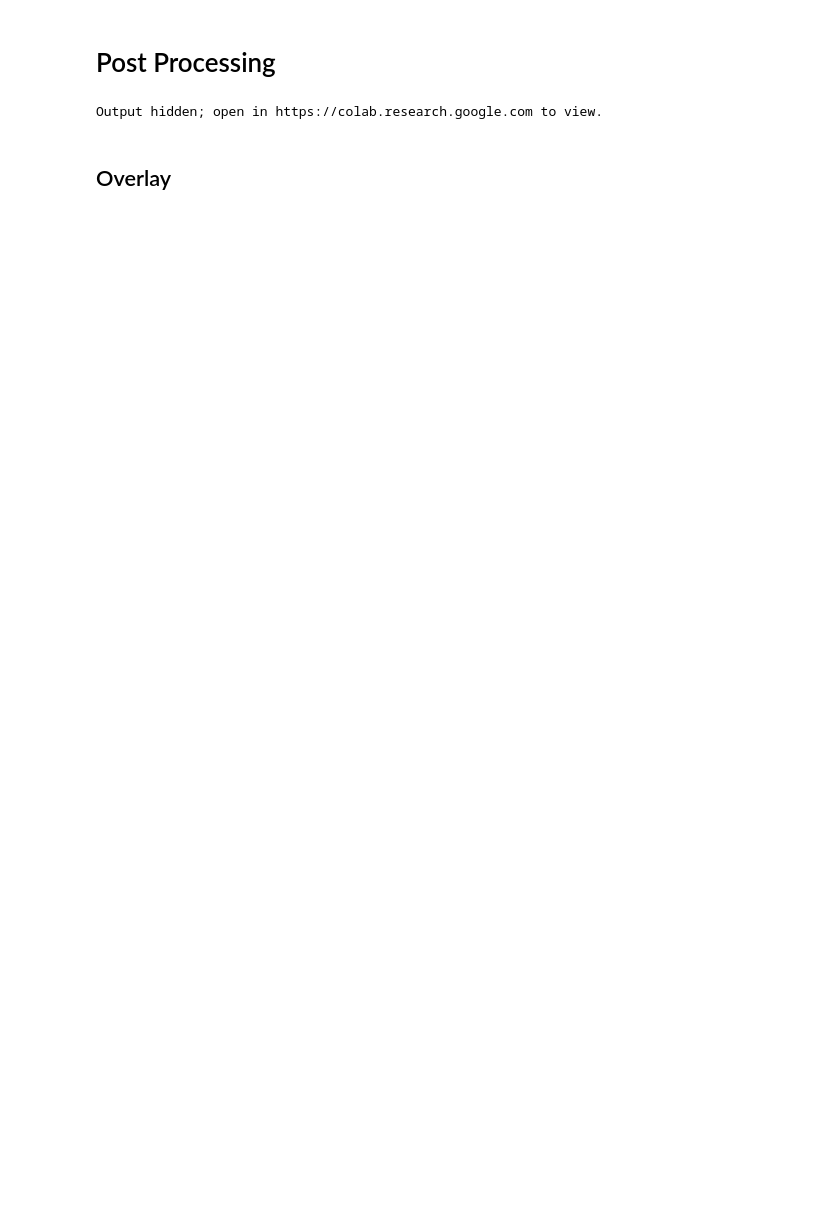
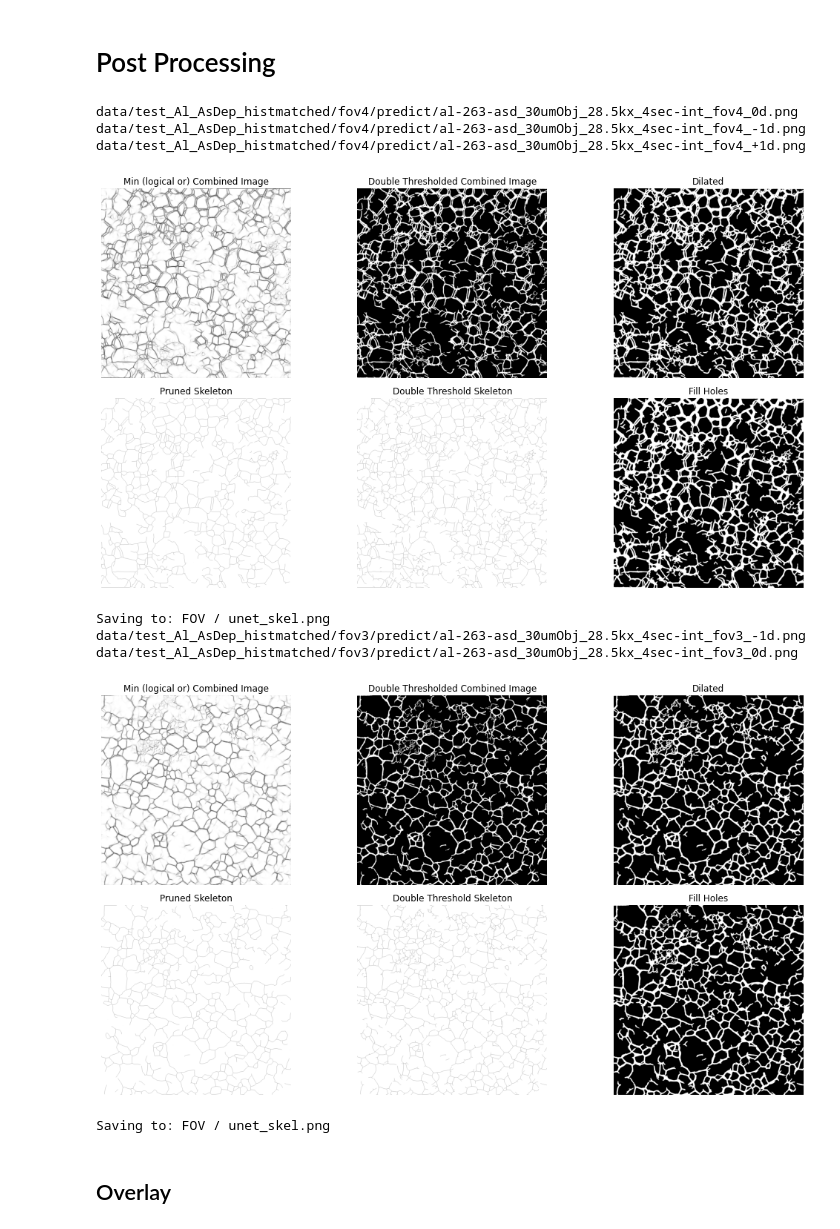
Before and after one commit to xkstein/Grain-U-Net, a Jupyter notebook: main.ipynb, the cells around one changed output. Saved outputs shown, nothing was run; the diff lists cells and outputs as text; code cells hidden in the pictures; blank space fills up the shorter version.

```diff
--- a/main.ipynb
+++ b/main.ipynb
@@ -256,18 +231,18 @@ Min: 128.54458618164062, Max: 255.0, Shape: (2048, 2048)
 # %% [markdown]
 # Post Processing
 # %%
-from pathlib import Path
+from pathlib import Path, PurePath
 from skimage import io
 from src import post_process
 import numpy as np
 import pathlib
 
-test_dir = Path('data/test_Pt_Axon_5_denoised/')
+test_dir = Path('data/test_Al_AsDep_histmatched/')
 
 process_args = {
         'compilation': 'min',
-        'liberal_thresh': 220,     ##240 200
-        'conservative_thresh': 160,
+        'liberal_thresh': 240,     ##240 200
+        'conservative_thresh': 200,
         'invert_double_thresh': True,
         'n_dilations': 2,
         'min_grain_area': 300,
@@ -290,35 +265,43 @@ for FOV in test_dir.glob('*'):
 
         if len(imgs) == 0:
             imgs = img
         else:
             imgs = np.dstack((imgs,img))
 
     data = post_process(imgs, **process_args)
 
     from matplotlib import pyplot as plt
     from src.visual_tools import *
     fig, axes = plt.subplots(2, 3, figsize=(15,8))
 
     for ax in axes.flatten():
         ax.set_axis_off()
 
     sub_plot(axes[0,0], data['compiled'], title='Min (logical or) Combined Image')
     sub_plot(axes[0,1], data['double_thresh'], title='Double Thresholded Combined Image')
     sub_plot(axes[0,2], data['dilated'], title='Dilated')
     sub_plot(axes[1,2], data['closed'], title='Fill Holes')
 
     sub_plot(axes[1,1], 255*(1-data['skeleton']), title='Double Threshold Skeleton')
     sub_plot(axes[1,0], 255*(1-data['pruned_skeleton']), title='Pruned Skeleton')
 
     fig.tight_layout()
     plt.show()
     plt.close()
 
 
-    io.imsave(FOV / 'unet_skel.png', 255 * data['pruned_skeleton'].astype('uint8'))
+    io.imsave(FOV / 'unet_skel{}.png'.format(PurePath(test_dir).name), 255 * data['pruned_skeleton'].astype('uint8'))
     print('Saving to: FOV / ' + 'unet_skel.png')
 # %% [output]
-Output hidden; open in https://colab.research.google.com to view.
+data/test_Al_AsDep_histmatched/fov4/predict/al-263-asd_30umObj_28.5kx_4sec-int_fov4_0d.png
+data/test_Al_AsDep_histmatched/fov4/predict/al-263-asd_30umObj_28.5kx_4sec-int_fov4_-1d.png
+data/test_Al_AsDep_histmatched/fov4/predict/al-263-asd_30umObj_28.5kx_4sec-int_fov4_+1d.png
+[figure, added]
+Saving to: FOV / unet_skel.png
+data/test_Al_AsDep_histmatched/fov3/predict/al-263-asd_30umObj_28.5kx_4sec-int_fov3_-1d.png
+data/test_Al_AsDep_histmatched/fov3/predict/al-263-asd_30umObj_28.5kx_4sec-int_fov3_0d.png
+[figure, added]
+Saving to: FOV / unet_skel.png
 # %% [markdown]
 ## Overlay
 # %%
```
Also changed, not shown: parts of 8 cells of this notebook, 26 other files.
